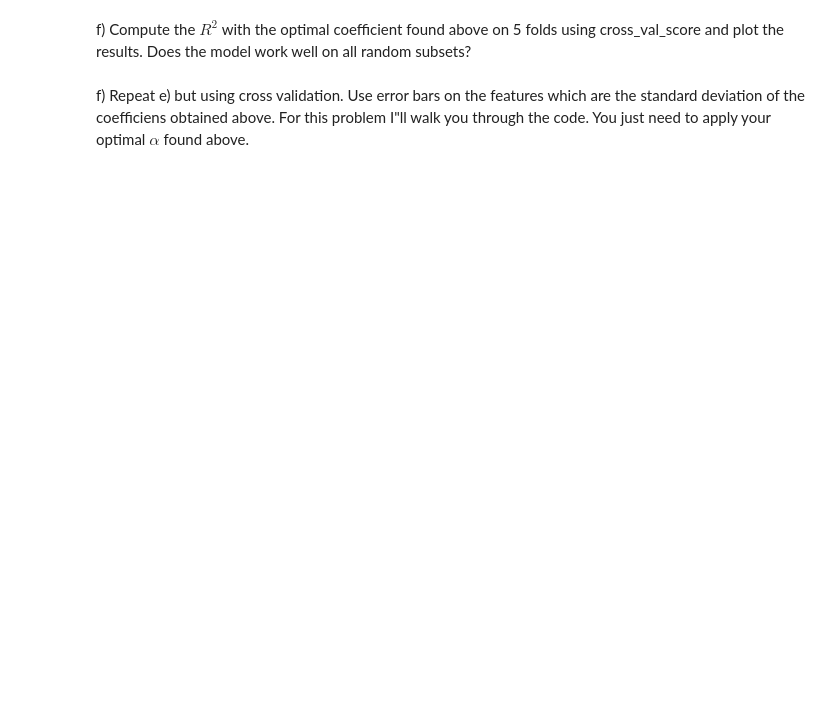
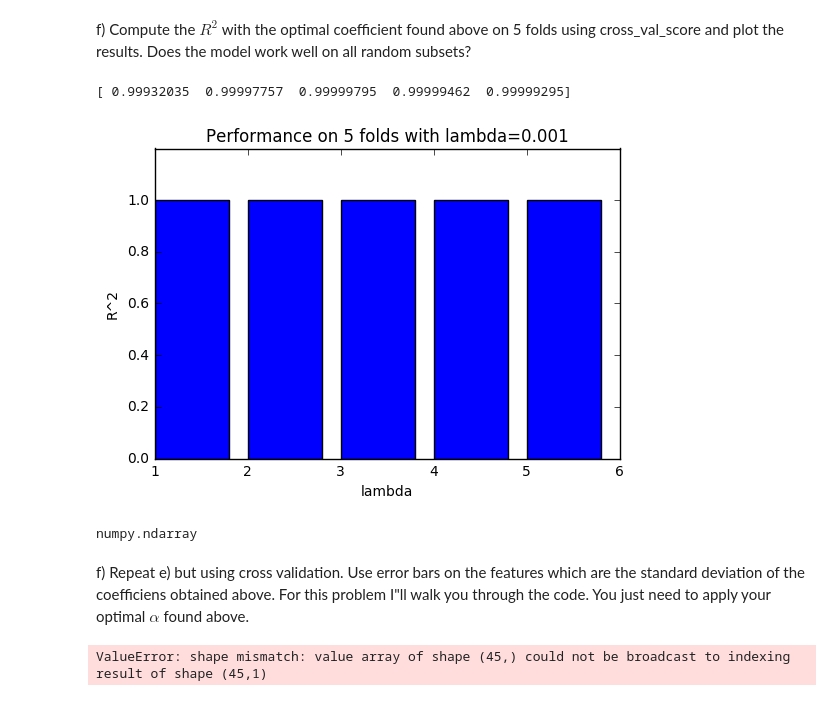
Before and after one commit to Columbia-Intro-Data-Science/python-introduction-LingxiangYu, a Jupyter notebook: LY2305_HW2.ipynb, the cells around one changed output. Drawn from its saved outputs; the diff is of its cells as text; code cells hidden in the pictures; blank space fills up the shorter version.

```diff
--- a/LY2305_HW2.ipynb
+++ b/LY2305_HW2.ipynb
@@ -122,6 +144,27 @@ e) Plot the top coefficients based on this optimal paramter. Why do you think so
 # %% [markdown]
 f) Compute the $R^2$ with the optimal coefficient found above on 5 folds using cross_val_score and plot the
 results. Does the model work well on all random subsets?
+# %%
+from sklearn.model_selection import cross_val_score
+scores1 = []
+regre3 = Lasso(alpha=best_alpha2)  #best_alpha2 is from part d
+scores1 = cross_val_score(regre3, X, y, cv=5)
+print(scores1)
+
+plt.xlabel('lambda')
+plt.ylabel('R^2')
+plt.ylim([0,1.2])
+plt.title('Performance on 5 folds with lambda=' + str(alpha))
+plt.bar(range(1,6),scores1)
+plt.show()
+# %% [output]
+[ 0.99932035  0.99997757  0.99999795  0.99999462  0.99999295]
+[figure, added]
+# %%
+regre3
+type(np.array(X_test))
+# %% [output]
+numpy.ndarray
 # %% [markdown]
 f) Repeat e) but using cross validation. Use error bars on the features which are the standard deviation of the
 coefficiens obtained above. For this problem I"ll walk you through the code. You just need to apply your optimal
@@ -139,10 +182,11 @@ def run_cv_coeffs(X,y,clf_class,**kwargs):
 
         X_train, X_test = X[train_index], X[test_index]
         y_train = y[train_index]
+        X_test_temp = np.array(X_test)
         # Initialize a classifier with key word arguments
         clf = clf_class(**kwargs)
         clf.fit(X_train,y_train)
-        y_pred[test_index] = clf.predict(X_test)
+        y_pred[np.array(test_index)] = clf.predict(X_test_temp)
         coeffs.append(clf.coef_)
     return coeffs
 
@@ -152,7 +196,9 @@ scaler = preprocessing.StandardScaler()
 X_scaled = X.as_matrix().astype(np.float)
 X_scaled = scaler.fit_transform(X)
 
-coeffs=run_cv_coeffs(X_scaled,np.array(y),Lasso,alpha=alpha_best)
+coeffs=run_cv_coeffs(X_scaled,np.array(y),Lasso,alpha=best_alpha2)
+# %% [output]
+ValueError: shape mismatch: value array of shape (45,) could not be broadcast to indexing result of shape (45,1)
 # %%
 def get_coeffs(coeffs):
     coeffs_avgd = [(coeffs[0][i] + coeffs[1][i] + coeffs[2][i] + coeffs[3][i] + coeffs[4][i])/5 for i in range(0,len(X.columns))]
```
Also changed, not shown: parts of 8 cells of this notebook.
